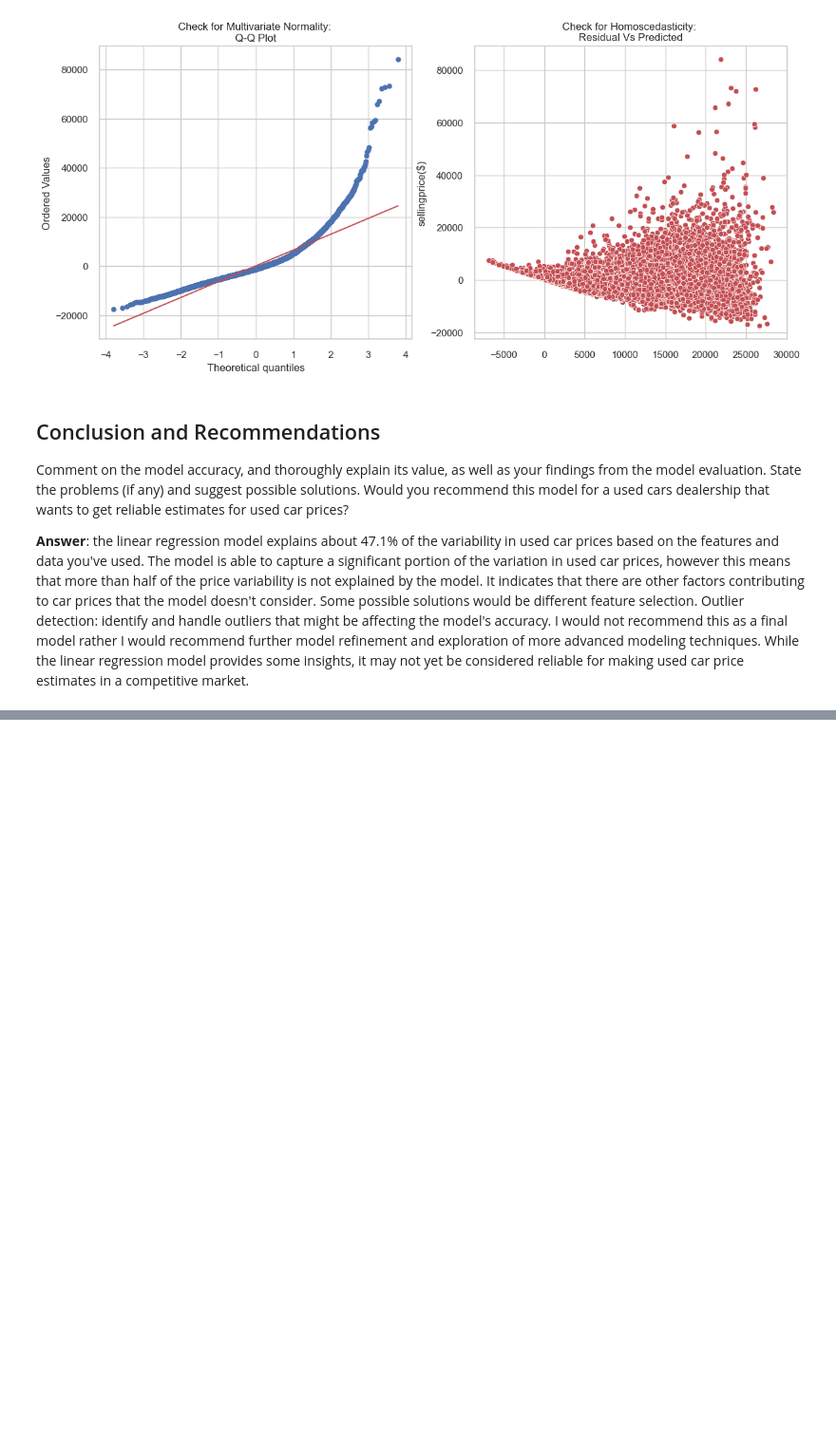
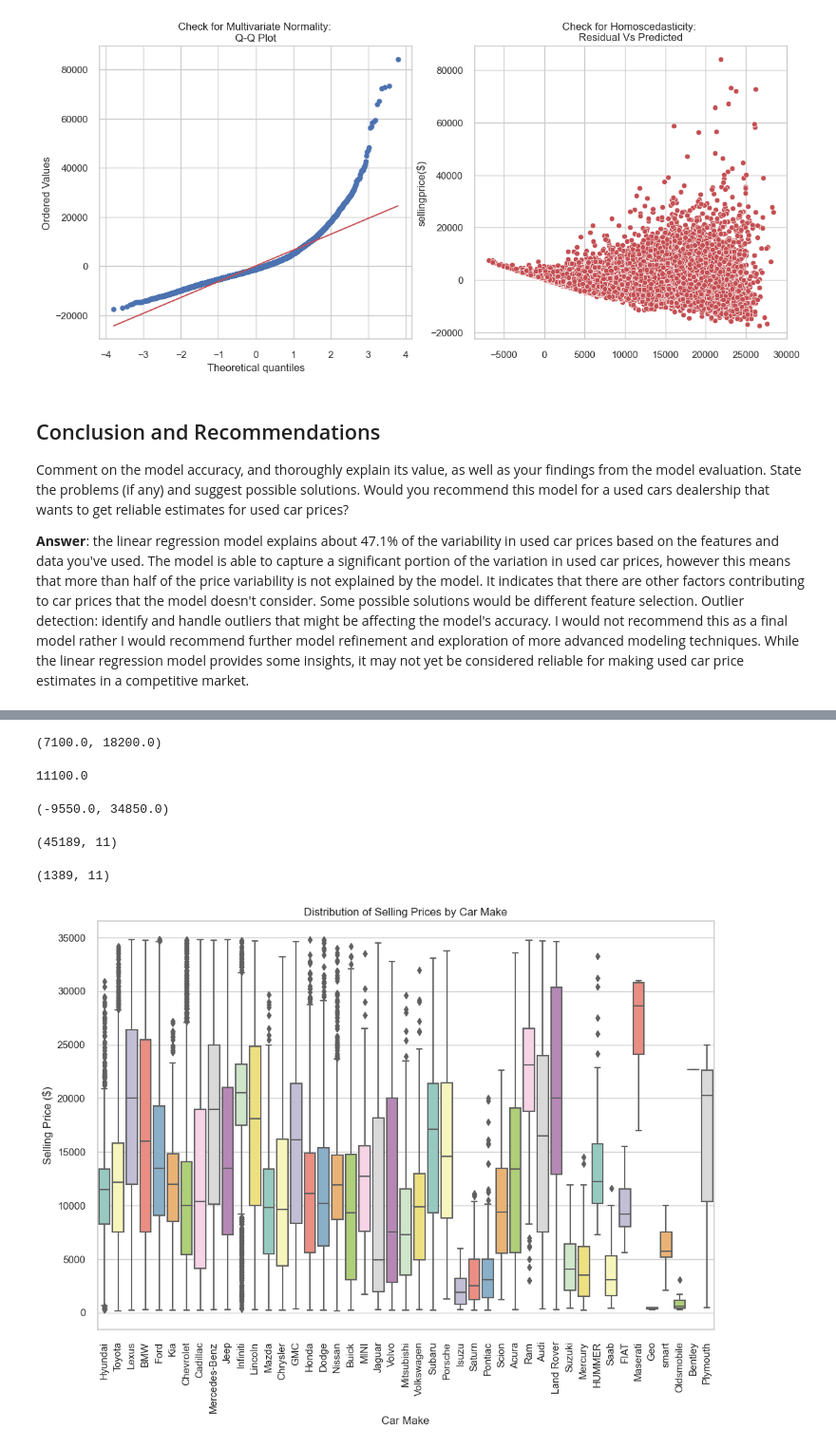
Before and after one commit to ahmedElshihy2002/myFirstRepo, a Jupyter notebook: Regression_Mini-Project.ipynb, the cells around one changed output, grey strips where cells are left out. Shown at 95% size. Saved outputs shown, nothing was run; the diff lists cells and outputs as text; code cells hidden in the pictures; blank space fills up the shorter version.

```diff
--- a/Regression_Mini-Project.ipynb
+++ b/Regression_Mini-Project.ipynb
@@ -771,0 +787,17 @@ Some possible solutions would be different feature selection. Outlier detection:
+# %%
+Q1 = df['sellingprice($)'].quantile(0.25)
+Q3 = df['sellingprice($)'].quantile(0.75)
+Q1,Q3
+# %% [output]
+(7100.0, 18200.0)
+# %%
+IQR = Q3 - Q1
+IQR
+# %% [output]
+11100.0
+# %%
+lower_limit = Q1 - 1.5*IQR
+upper_limit = Q3 + 1.5*IQR
+lower_limit,upper_limit
+# %% [output]
+(-9550.0, 34850.0)
@@ -771,0 +807,26 @@ Some possible solutions would be different feature selection. Outlier detection:
+# %%
+noOutlier_df = df[(df['sellingprice($)']>lower_limit)&(df['sellingprice($)']<upper_limit)]
+noOutlier_df.shape
+# %% [output]
+(45189, 11)
+# %%
+Outlier_df = df[(df['sellingprice($)']<lower_limit)|(df['sellingprice($)']>upper_limit)]
+Outlier_df.shape
+# %% [output]
+(1389, 11)
+# %%
+plt.figure(figsize=(12, 8))
+
+# Create a box plot to visualize the distribution of selling prices by car make
+sns.boxplot(x="make", y="sellingprice($)", data=noOutlier_df, palette="Set3")
+
+plt.xlabel("Car Make")
+plt.ylabel("Selling Price ($)")
+plt.title("Distribution of Selling Prices by Car Make")
+
+# Rotate x-axis labels for better readability
+plt.xticks(rotation=90)
+
+plt.show()
+# %% [output]
+[figure, added]
```
Also changed, not shown: parts of 12 cells of this notebook.
